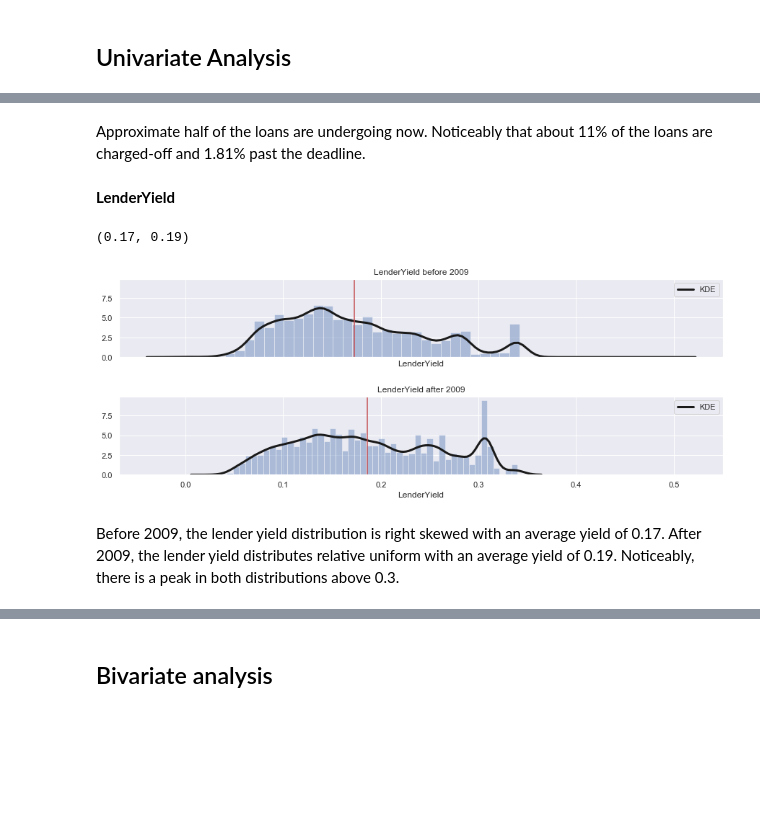
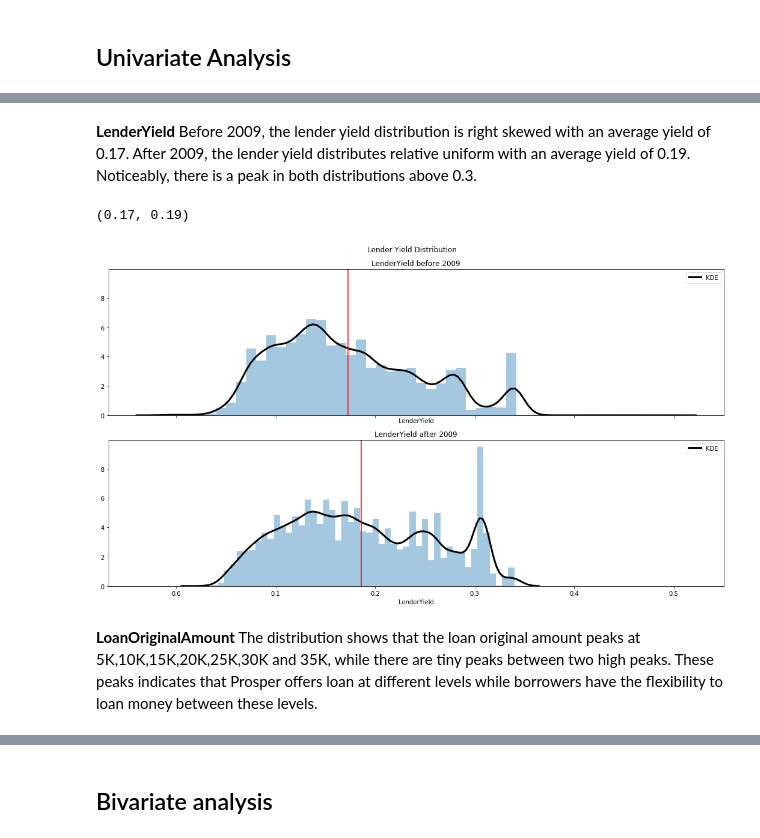
Before and after one commit to Jinning-beep/Udacity_data_analyst_projects, a Jupyter notebook: Project 5/exploratory_act.ipynb, the cells around one changed output, grey strips where cells are left out. Cells and saved outputs as stored; diff of their text form; code cells hidden in the pictures; blank space fills up the shorter version.

```diff
--- a/Project 5/exploratory_act.ipynb
+++ b/Project 5/exploratory_act.ipynb
@@ -207,0 +240,4 @@ def set_labels(x_label,y_label,title=False):
+# %%
+# define the approprate figure size for A4 reports and computer screen
+report = [11.69, 8.27]
+computer = [14.70, 8.27]
@@ -243,14 +281,22 @@ Index(['Current', 'Completed', 'Chargedoff', 'Defaulted', 'Past Due',
 # %%
-c = sns.color_palette()[2]
-fig, ax = plt.subplots(figsize=(10,4))
-x_order = df_analysis.LoanStatus.value_counts().index
+# plot loan status
+c = sns.color_palette()[2] # choose a color for the plot
+
+fig, ax = plt.subplots(figsize = computer)
+
+x_order = df_analysis.LoanStatus.value_counts().index # define the order of catogaries.
+
+# calculate the proportion of each catogary.
 groupedvalues = df_analysis.LoanStatus.value_counts()
 g = sns.barplot(groupedvalues.index,groupedvalues.values*100/df_analysis.shape[0],color = c,order=x_order,ax=ax)
 
+# plot
 for i in range(len(x_order)):
     value = sum(df_analysis.LoanStatus == x_order[i])/df_analysis.shape[0]
     g.text(i,round(value*100,2)+2,str(round(value*100,2))+'%',color='black', ha="center")
-set_ticks(0,70,10,'0%','y')
-set_labels('Status','')
-plt.xticks(rotation=20);
+
+# reset ticks, labels and title
+set_ticks(0,70,10,'0%','y',10)
+set_labels('Status','Percentage of Occurance','Listing Status on Prosper');
+plt.savefig('Status')
 # %% [output]
@@ -258,5 +304,4 @@ plt.xticks(rotation=20);
-# %% [markdown]
-Approximate half of the loans are undergoing now. Noticeably that about 11% of the loans are charged-off and 1.81% past the deadline.
-# %% [markdown]
-**LenderYield**
+# %% [markdown]
+**LenderYield**
+Before 2009, the lender yield distribution is right skewed with an average yield of 0.17. After 2009, the lender yield distributes relative uniform with an average yield of 0.19. Noticeably, there is a peak in both distributions above 0.3.
 # %%
@@ -264,19 +310,30 @@ round(df_pre_2009['LenderYield'].mean(),2),round(df_post_2009['LenderYield'].mea
 # %% [output]
 (0.17, 0.19)
 # %%
-fig,axs = plt.subplots(2,1,figsize=(15,5),sharex=True, sharey=True)
+# lender yield trend plot
+
+fig,axs = plt.subplots(2,1,figsize=computer,sharex=True, sharey=True)
 plt. subplots_adjust(hspace=0.5)
-g = sns.distplot(df_pre_2009['LenderYield'],
+
+# first subplot - lender yield distribution BEFORE 2009
+sns.distplot(df_pre_2009['LenderYield'],
                   kde_kws={"color": "k", "lw": 3, "label": "KDE"},
                  ax = axs[0])
 axs[0].set_title('LenderYield before 2009')
-g.axvline(x = df_pre_2009['LenderYield'].mean(),color='r');
+axs[0].axvline(x = df_pre_2009['LenderYield'].mean(),color='r')
+ax.set_ylabel('common ylabel');
+
+# second subplot - lender yield distribution AFTER 2009
 sns.distplot(df_post_2009['LenderYield'],
                   kde_kws={"color": "k", "lw": 3, "label": "KDE"},
                   ax = axs[1])
 plt.axvline(x = df_post_2009['LenderYield'].mean(),color='r')
 axs[1].set_title('LenderYield after 2009');
+
+plt.suptitle("Lender Yield Distribution", y = 1.02)
+plt.tight_layout();
 # %% [output]
-[figure, old version]
+[figure, new version]
-# %% [markdown]
-Before 2009, the lender yield distribution is right skewed with an average yield of 0.17. After 2009, the lender yield distributes relative uniform with an average yield of 0.19. Noticeably, there is a peak in both distributions above 0.3.
+# %% [markdown]
+**LoanOriginalAmount**
+The distribution shows that the loan original amount peaks at 5K,10K,15K,20K,25K,30K and 35K, while there are tiny peaks between two high peaks. These peaks indicates that Prosper offers loan at different levels while borrowers have the flexibility to loan money between these levels.
```
Also changed, not shown: parts of 123 cells of this notebook.
